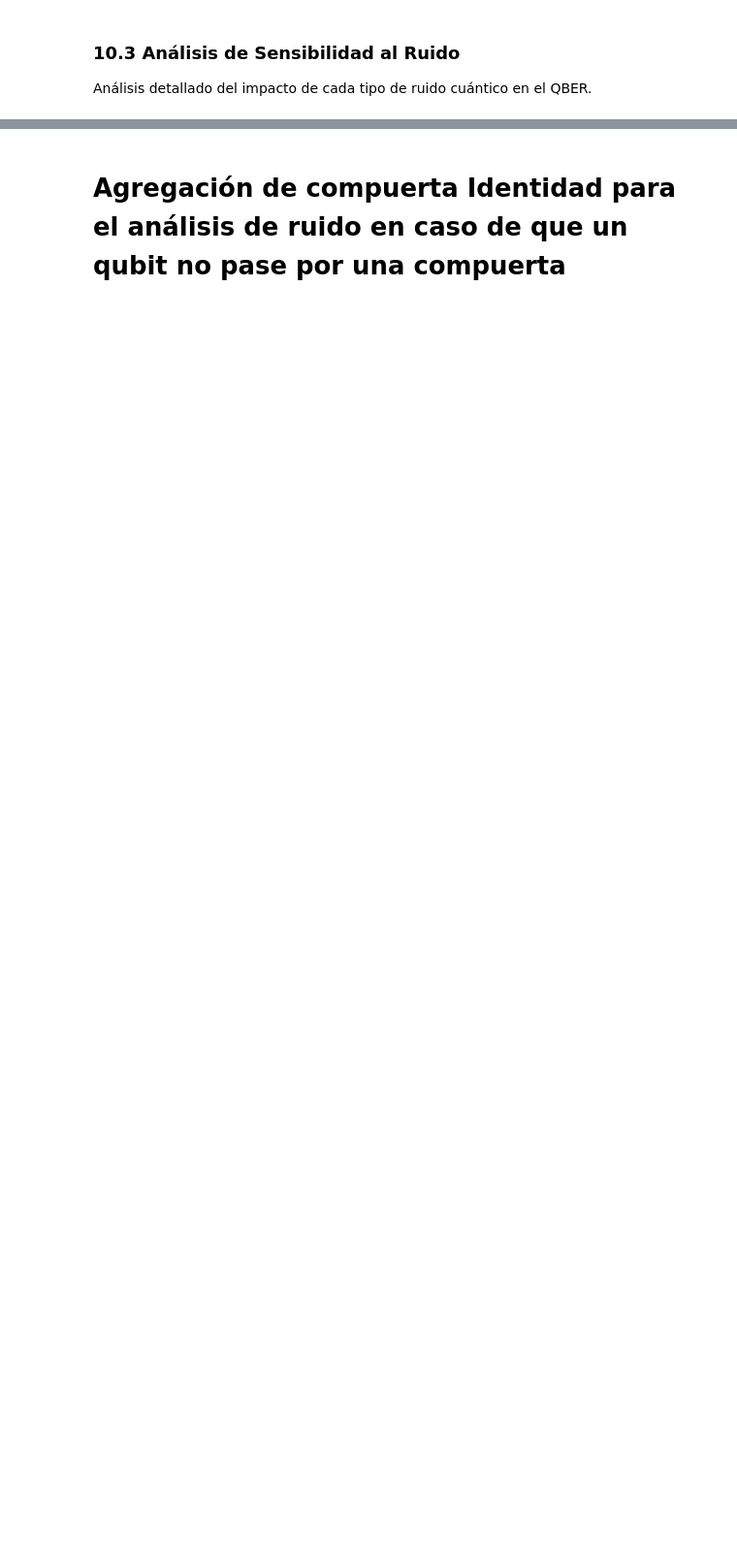
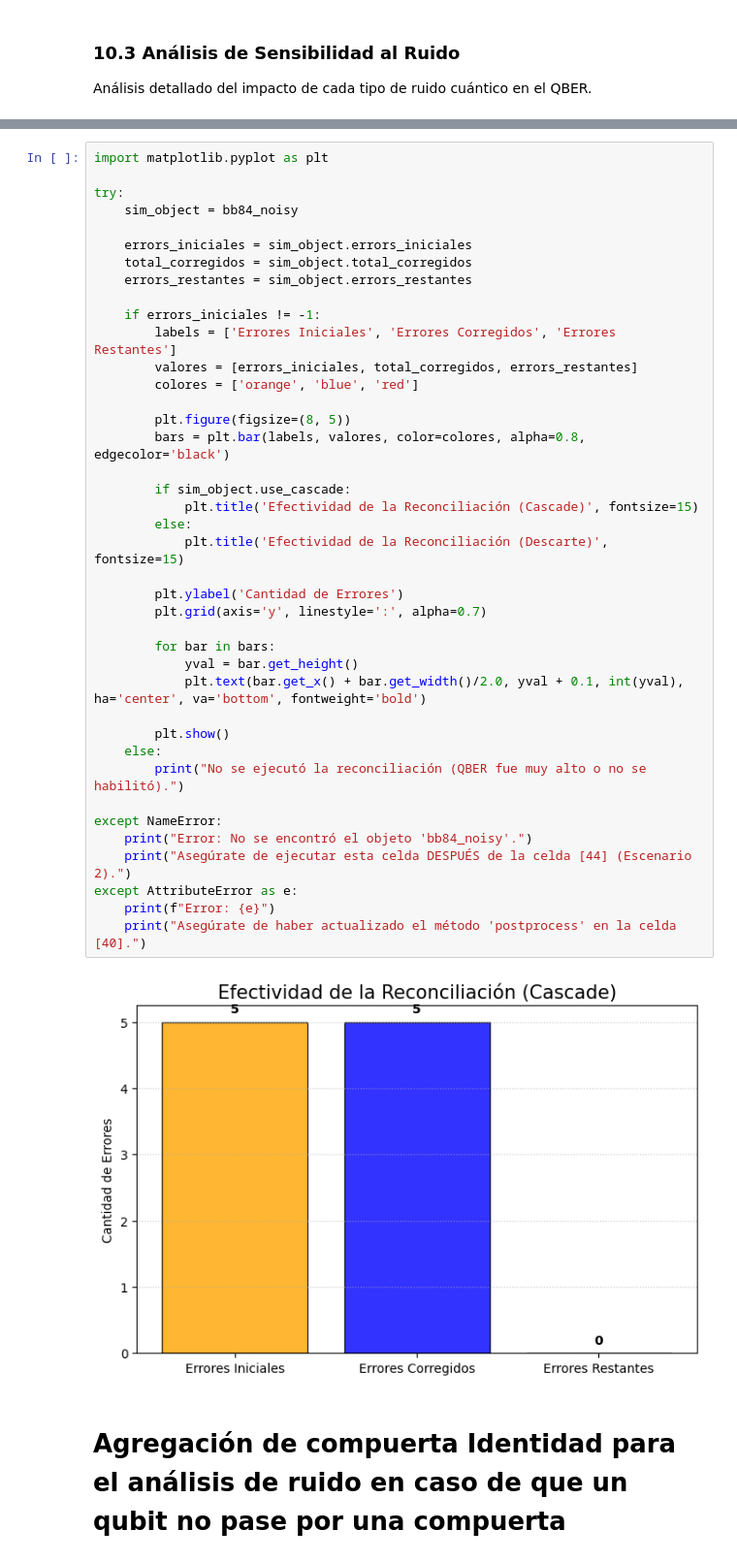
Before and after one commit to naomicouriel/quantum-jam, a Jupyter notebook: merge.ipynb, the cells around one changed output, grey strips where cells are left out. Shown at 97% size. Cells and saved outputs as stored; diff of their text form; blank space fills up the shorter version.

```diff
--- a/merge.ipynb
+++ b/merge.ipynb
@@ -1381,3 +1392,45 @@ print("✓ Análisis completado")
+# %%
+import matplotlib.pyplot as plt
+
+try:
+    sim_object = bb84_noisy
+
+    errors_iniciales = sim_object.errors_iniciales
+    total_corregidos = sim_object.total_corregidos
+    errors_restantes = sim_object.errors_restantes
+
+    if errors_iniciales != -1:
+        labels = ['Errores Iniciales', 'Errores Corregidos', 'Errores Restantes']
+        valores = [errors_iniciales, total_corregidos, errors_restantes]
+        colores = ['orange', 'blue', 'red']
+
+        plt.figure(figsize=(8, 5))
+        bars = plt.bar(labels, valores, color=colores, alpha=0.8, edgecolor='black')
+
+        if sim_object.use_cascade:
+            plt.title('Efectividad de la Reconciliación (Cascade)', fontsize=15)
+        else:
+            plt.title('Efectividad de la Reconciliación (Descarte)', fontsize=15)
+
+        plt.ylabel('Cantidad de Errores')
+        plt.grid(axis='y', linestyle=':', alpha=0.7)
+
+        for bar in bars:
+            yval = bar.get_height()
+            plt.text(bar.get_x() + bar.get_width()/2.0, yval + 0.1, int(yval), ha='center', va='bottom', fontweight='bold')
+
+        plt.show()
+    else:
+        print("No se ejecutó la reconciliación (QBER fue muy alto o no se habilitó).")
+
+except NameError:
+    print("Error: No se encontró el objeto 'bb84_noisy'.")
+    print("Asegúrate de ejecutar esta celda DESPUÉS de la celda [44] (Escenario 2).")
+except AttributeError as e:
+    print(f"Error: {e}")
+    print("Asegúrate de haber actualizado el método 'postprocess' en la celda [40].")
+# %% [output]
+[figure, added]
 # %% [markdown]
 # Agregación de compuerta Identidad para el análisis de ruido en caso de que un qubit no pase por una compuerta
 # %%
```
Also changed, not shown: parts of 8 cells of this notebook.
